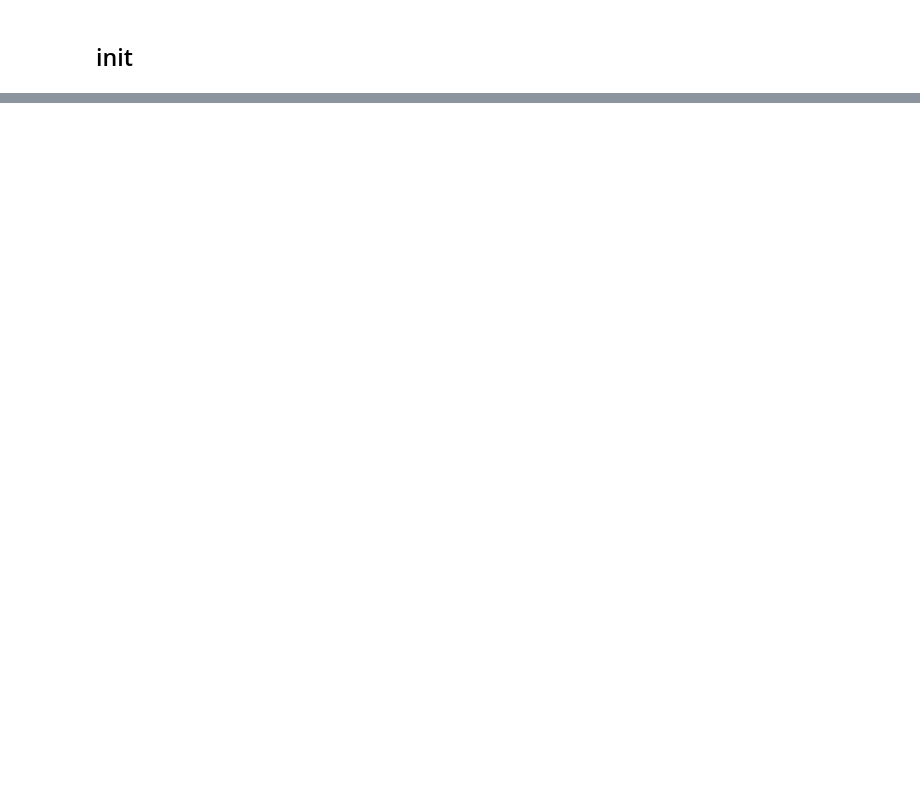
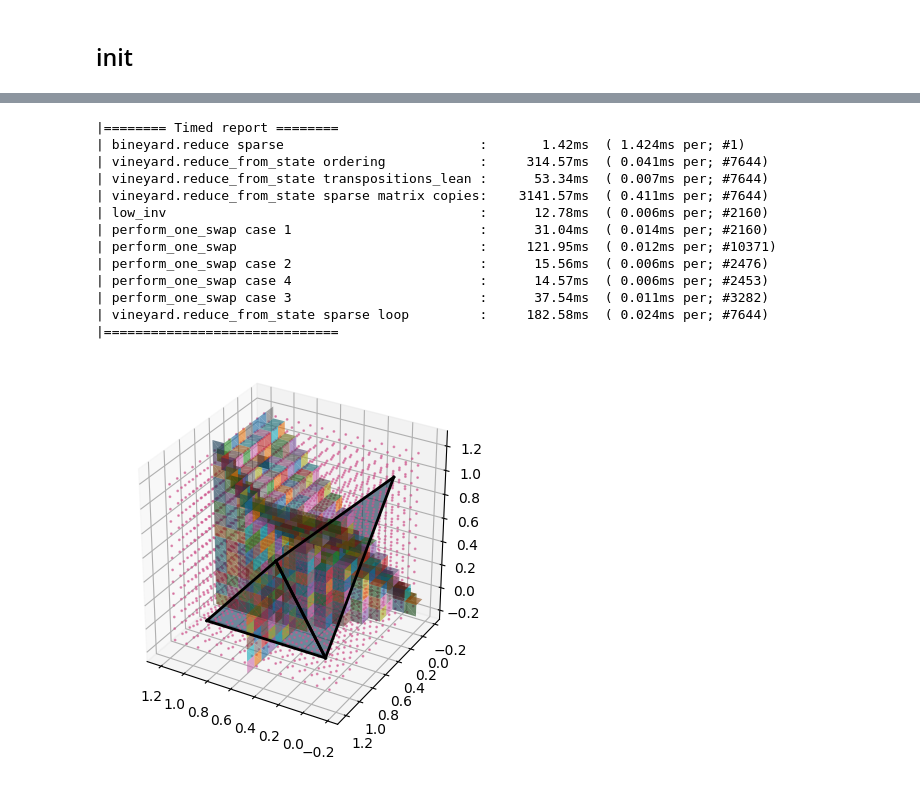
Before and after one commit to medial-ax/medial-ax, a Jupyter notebook: makethings.ipynb, the cells around one changed output, grey strips where cells are left out. Cells and saved outputs as stored; diff of their text form; code cells hidden in the pictures; blank space fills up the shorter version.

Commit message:
Write a new vineyards class

```diff
--- a/makethings.ipynb
+++ b/makethings.ipynb
@@ -137,0 +60,48 @@ for_each_edge called 541 times
+# %%
+example = ex.hinge2
+
+our_complex = inp.read_obj(example.filename)
+gridd = grid.Grid3.from_complex(our_complex, example.grid_size, buffer=example.grid_buffer)
+
+faces = []
+class vineyard2(vin.vineyard):
+  def on_faustian(self, s1: cplx.simplex, s2: cplx.simplex, a: np.ndarray, b: np.ndarray):
+    super().on_faustian(s1, s2, a, b)
+    if s1.dim() == 0:
+      c1 = gridd.cell_of(a)
+      c2 = gridd.cell_of(b)
+      faces.append(gridd.dual_face(c1, c2))
+
+v = vineyard2(our_complex)
+
+def visit(new_cell: Tuple[int,int,int], old_cell: Tuple[int,int,int]):
+  old_point = gridd.coordinate(old_cell)
+  old_state = v.get_state_at_point(old_point)
+  if old_state is None:
+    (cx, cy, cz) = gridd.center_index()
+    center_point = gridd.coordinate((cx, cy, cz))
+    v.reduce(center_point)
+  else:
+    new_point = gridd.coordinate(new_cell)
+    v.reduce_vine(old_state, new_point)
+
+gridd.flood_fill_visit(gridd.center_index(), visit)
+utils.Timed.report()
+
+ourplot.plot_vineyard_results(our_complex, gridd, faces, CameraOpt(azim=120, elev=30))
+export_obj(example, our_complex, faces)
+# %% [output]
+|======== Timed report ========
+| bineyard.reduce sparse                         :       1.42ms  ( 1.424ms per; #1)
+| vineyard.reduce_from_state ordering            :     314.57ms  ( 0.041ms per; #7644)
+| vineyard.reduce_from_state transpositions_lean :      53.34ms  ( 0.007ms per; #7644)
+| vineyard.reduce_from_state sparse matrix copies:    3141.57ms  ( 0.411ms per; #7644)
+| low_inv                                        :      12.78ms  ( 0.006ms per; #2160)
+| perform_one_swap case 1                        :      31.04ms  ( 0.014ms per; #2160)
+| perform_one_swap                               :     121.95ms  ( 0.012ms per; #10371)
+| perform_one_swap case 2                        :      15.56ms  ( 0.006ms per; #2476)
+| perform_one_swap case 4                        :      14.57ms  ( 0.006ms per; #2453)
+| perform_one_swap case 3                        :      37.54ms  ( 0.011ms per; #3282)
+| vineyard.reduce_from_state sparse loop         :     182.58ms  ( 0.024ms per; #7644)
+|==============================
+[figure, added]
```
Also changed, not shown: parts of 4 cells of this notebook, 8 other files.
